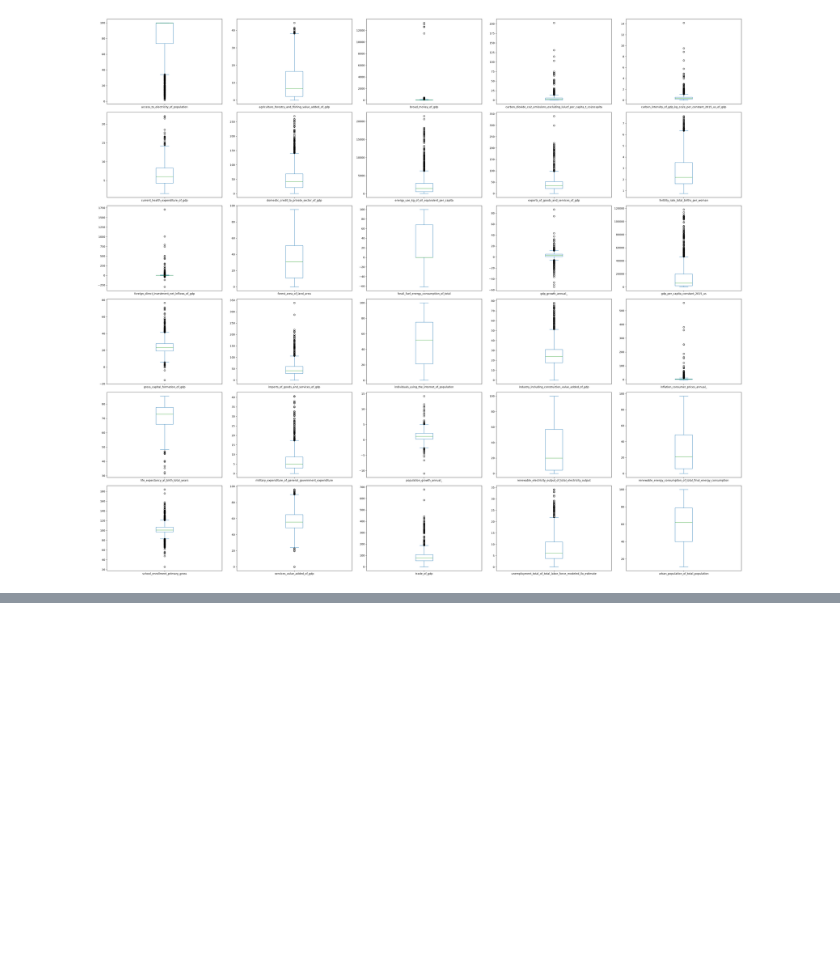
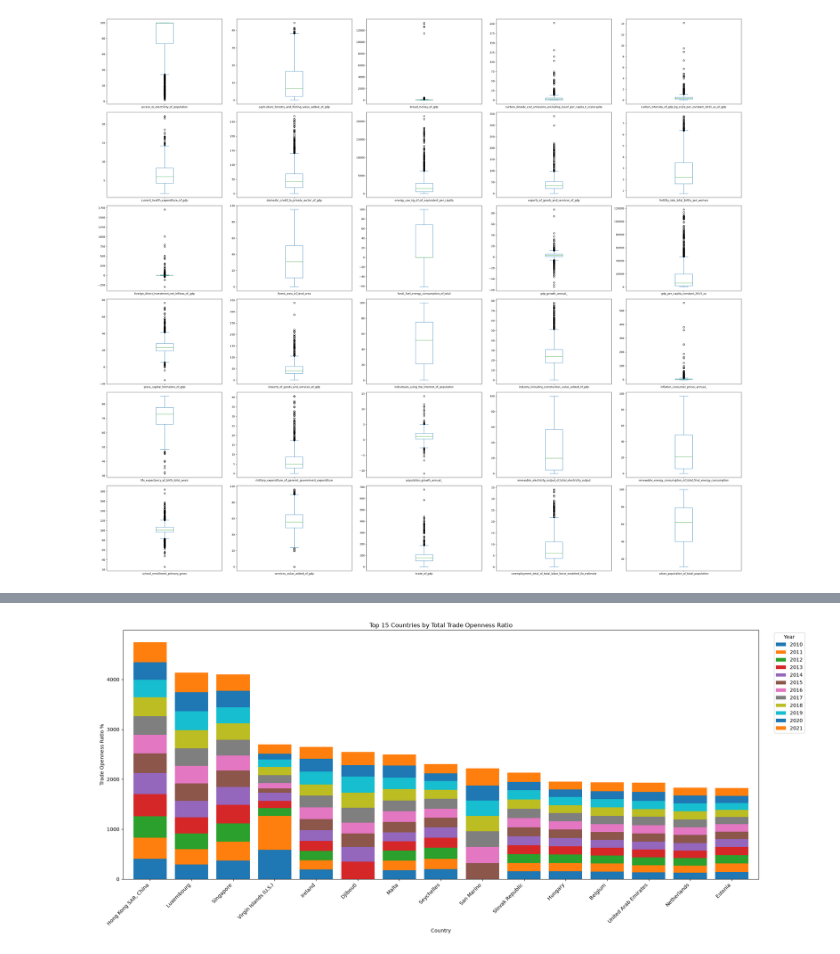
Before and after one commit to Mina-Makram-001/2B_Data_Science_Portfolio, a Jupyter notebook: Task_4_(Train_3_Unsupervised_ML_Models)/2_EDA_&_Preperation.ipynb, the cells around one changed output, grey strips where cells are left out. Cells and saved outputs as stored; diff of their text form; code cells hidden in the pictures; blank space fills up the shorter version.

```diff
--- a/Task_4_(Train_3_Unsupervised_ML_Models)/2_EDA_&_Preperation.ipynb
+++ b/Task_4_(Train_3_Unsupervised_ML_Models)/2_EDA_&_Preperation.ipynb
@@ -254,0 +285,16 @@ dtype: int64
+# %%
+df_countries["trade_openness_ratio"] = (
+    df_countries["exports_of_goods_and_services_of_gdp"]
+    + df_countries["imports_of_goods_and_services_of_gdp"]
+)
+
+comparison = df_countries[
+    ["trade_of_gdp", "trade_openness_ratio"]
+].copy()
+
+comparison["difference"] = (
+    comparison["trade_of_gdp"]
+    - comparison["trade_openness_ratio"]
+)
+
+comparison.describe()
@@ -254,0 +311,53 @@ dtype: int64
+# %%
+# as trade_of_gdp == trade_openness_ratio delete the two columns
+df_countries = df_countries.drop(columns=['exports_of_goods_and_services_of_gdp', 'imports_of_goods_and_services_of_gdp'])
+# %%
+# Get total for ranking
+country_totals = (
+    df_countries
+    .groupby("country_name")["trade_openness_ratio"]
+    .sum()
+    .sort_values(ascending=False)
+)
+
+# Top 15 countries
+top_15_countries = country_totals.head(15).index
+
+# Keep only top 15
+top_15_df = df_countries[
+    df_countries["country_name"].isin(top_15_countries)
+].copy()
+
+# Put years into columns
+plot_data = top_15_df.pivot(
+    index="country_name",
+    columns="year",
+    values="trade_openness_ratio"
+)
+
+# Order countries by their total
+plot_data = plot_data.loc[top_15_countries]
+
+# Stacked bar plot
+ax = plot_data.plot(
+    kind="bar",
+    stacked=True,
+    figsize=(20, 9),
+    width=0.8
+)
+
+plt.title("Top 15 Countries by Total Trade Openness Ratio")
+plt.xlabel("Country")
+plt.ylabel("Trade Openness Ratio %")
+
+plt.xticks(rotation=45, ha="right")
+plt.legend(
+    title="Year",
+    bbox_to_anchor=(1.02, 1),
+    loc="upper left"
+)
+
+plt.tight_layout()
+plt.show()
+# %% [output]
+[figure, added]
```
Also changed, not shown: parts of 11 cells of this notebook, 2 other files.
